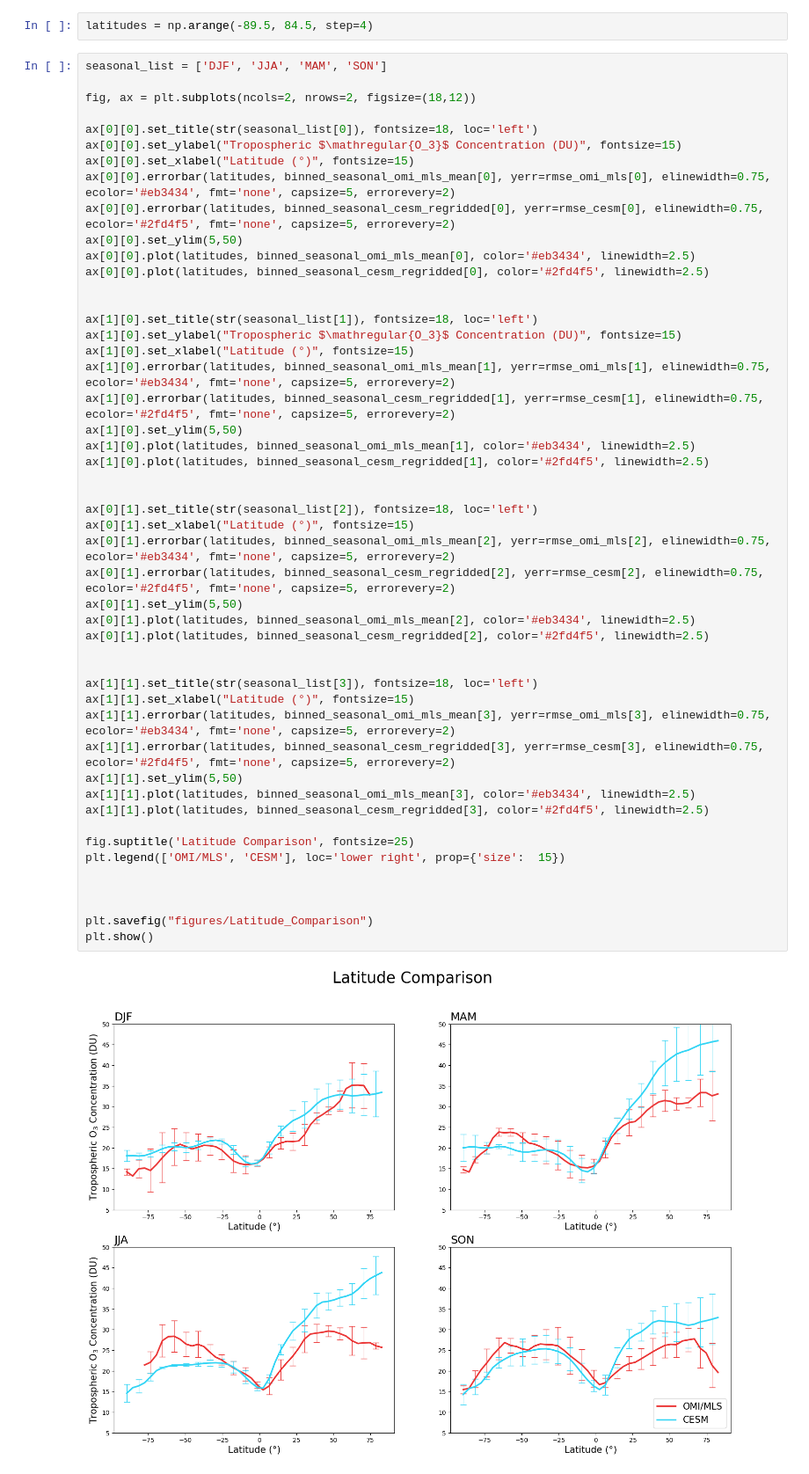
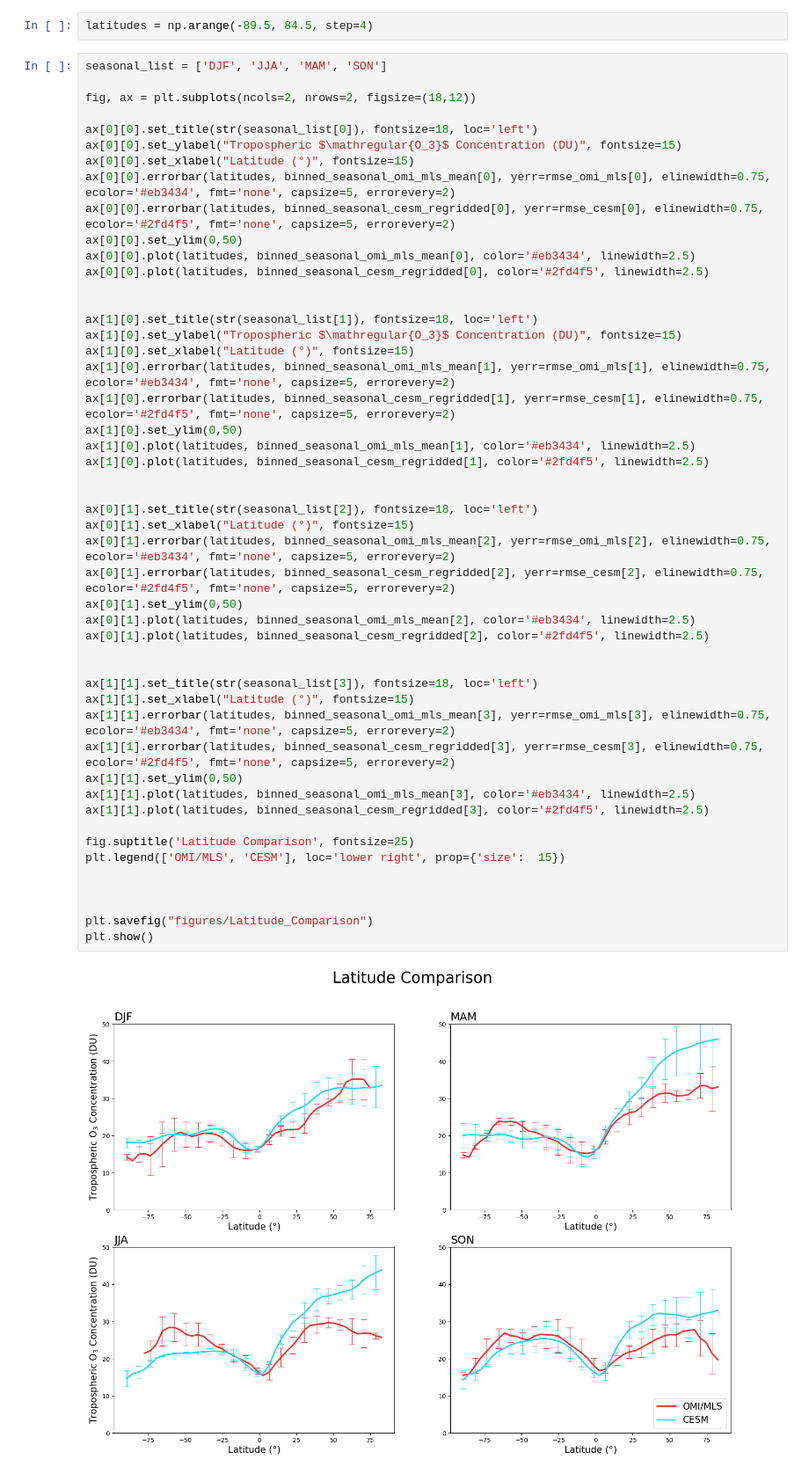
Before and after one commit to monikavc/SOARS_2025, a Jupyter notebook: Latitude_vs_Concentration.ipynb, the cells around one changed output. Shown at 88% size. Saved outputs shown, nothing was run; the diff lists cells and outputs as text.

```diff
--- a/Latitude_vs_Concentration.ipynb
+++ b/Latitude_vs_Concentration.ipynb
@@ -124,7 +124,7 @@ ax[0][0].set_ylabel("Tropospheric $\mathregular{O_3}$ Concentration (DU)", fonts
 ax[0][0].set_xlabel("Latitude (°)", fontsize=15)
 ax[0][0].errorbar(latitudes, binned_seasonal_omi_mls_mean[0], yerr=rmse_omi_mls[0], elinewidth=0.75, ecolor='#eb3434', fmt='none', capsize=5, errorevery=2)
 ax[0][0].errorbar(latitudes, binned_seasonal_cesm_regridded[0], yerr=rmse_cesm[0], elinewidth=0.75, ecolor='#2fd4f5', fmt='none', capsize=5, errorevery=2)
-ax[0][0].set_ylim(5,50)
+ax[0][0].set_ylim(0,50)
 ax[0][0].plot(latitudes, binned_seasonal_omi_mls_mean[0], color='#eb3434', linewidth=2.5)
 ax[0][0].plot(latitudes, binned_seasonal_cesm_regridded[0], color='#2fd4f5', linewidth=2.5)
 
@@ -134,34 +134,34 @@ ax[1][0].set_ylabel("Tropospheric $\mathregular{O_3}$ Concentration (DU)", fonts
 ax[1][0].set_xlabel("Latitude (°)", fontsize=15)
 ax[1][0].errorbar(latitudes, binned_seasonal_omi_mls_mean[1], yerr=rmse_omi_mls[1], elinewidth=0.75, ecolor='#eb3434', fmt='none', capsize=5, errorevery=2)
 ax[1][0].errorbar(latitudes, binned_seasonal_cesm_regridded[1], yerr=rmse_cesm[1], elinewidth=0.75, ecolor='#2fd4f5', fmt='none', capsize=5, errorevery=2)
-ax[1][0].set_ylim(5,50)
+ax[1][0].set_ylim(0,50)
 ax[1][0].plot(latitudes, binned_seasonal_omi_mls_mean[1], color='#eb3434', linewidth=2.5)
 ax[1][0].plot(latitudes, binned_seasonal_cesm_regridded[1], color='#2fd4f5', linewidth=2.5)
 
 
 ax[0][1].set_title(str(seasonal_list[2]), fontsize=18, loc='left')
 ax[0][1].set_xlabel("Latitude (°)", fontsize=15)
 ax[0][1].errorbar(latitudes, binned_seasonal_omi_mls_mean[2], yerr=rmse_omi_mls[2], elinewidth=0.75, ecolor='#eb3434', fmt='none', capsize=5, errorevery=2)
 ax[0][1].errorbar(latitudes, binned_seasonal_cesm_regridded[2], yerr=rmse_cesm[2], elinewidth=0.75, ecolor='#2fd4f5', fmt='none', capsize=5, errorevery=2)
-ax[0][1].set_ylim(5,50)
+ax[0][1].set_ylim(0,50)
 ax[0][1].plot(latitudes, binned_seasonal_omi_mls_mean[2], color='#eb3434', linewidth=2.5)
 ax[0][1].plot(latitudes, binned_seasonal_cesm_regridded[2], color='#2fd4f5', linewidth=2.5)
 
 
 ax[1][1].set_title(str(seasonal_list[3]), fontsize=18, loc='left')
 ax[1][1].set_xlabel("Latitude (°)", fontsize=15)
 ax[1][1].errorbar(latitudes, binned_seasonal_omi_mls_mean[3], yerr=rmse_omi_mls[3], elinewidth=0.75, ecolor='#eb3434', fmt='none', capsize=5, errorevery=2)
 ax[1][1].errorbar(latitudes, binned_seasonal_cesm_regridded[3], yerr=rmse_cesm[3], elinewidth=0.75, ecolor='#2fd4f5', fmt='none', capsize=5, errorevery=2)
-ax[1][1].set_ylim(5,50)
+ax[1][1].set_ylim(0,50)
 ax[1][1].plot(latitudes, binned_seasonal_omi_mls_mean[3], color='#eb3434', linewidth=2.5)
 ax[1][1].plot(latitudes, binned_seasonal_cesm_regridded[3], color='#2fd4f5', linewidth=2.5)
 
 fig.suptitle('Latitude Comparison', fontsize=25)
 plt.legend(['OMI/MLS', 'CESM'], loc='lower right', prop={'size':  15})
 
 
 
 plt.savefig("figures/Latitude_Comparison")
 plt.show()
 # %% [output]
-[figure, old version]
+[figure, new version]
```
Also changed, not shown: 2 other files.
